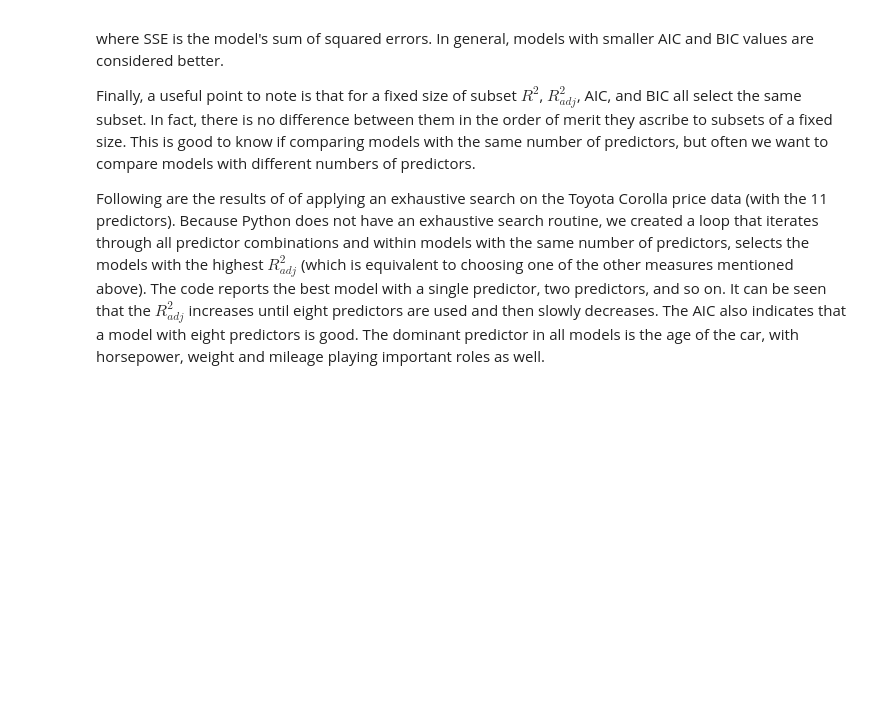
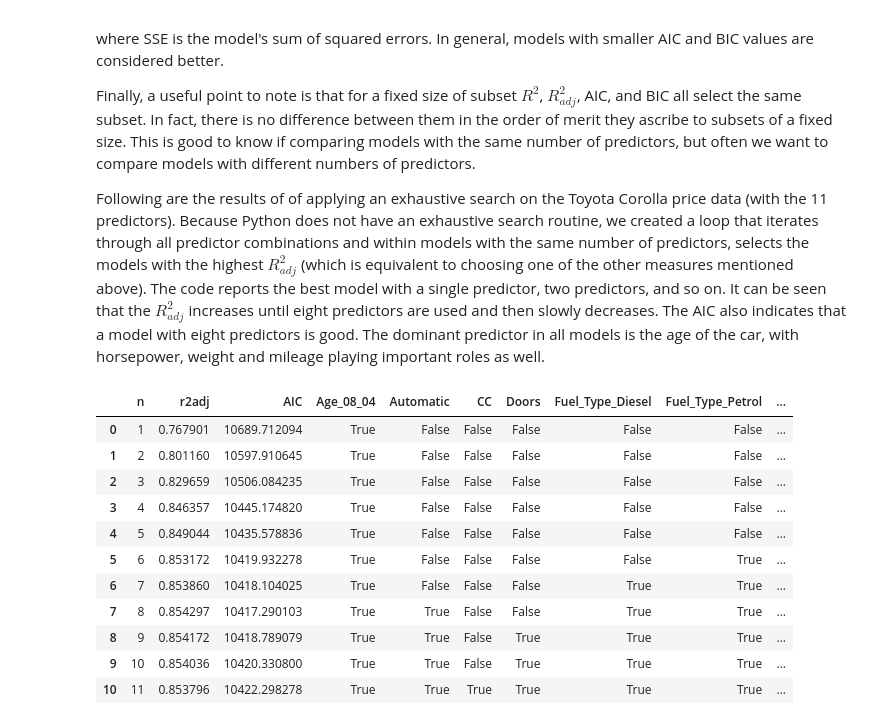
Before and after one commit to jeantardelli/data-mining-for-business-analytics, a Jupyter notebook: analysis/multiple-linear-regression.ipynb, the cells around one changed output. Cells and saved outputs as stored; diff of their text form; code cells hidden in the pictures; blank space fills up the shorter version.

Commit message:
Variable Selection in Linear Regression Pt. II - Exhaustive Search and Backward Elimination

```diff
--- a/analysis/multiple-linear-regression.ipynb
+++ b/analysis/multiple-linear-regression.ipynb
@@ -267,13 +268,38 @@ Following are the results of of applying an exhaustive search on the Toyota Coro
 # %%
 def train_model(variables):
     model = LinearRegression()
     model.fit(train_X[list(variables)], train_y)
     return model
 
 def score_model(model, variables):
     pred_y = model.predict(train_X[list(variables)])
     # we negate as score is optimized to be as low as possible
     return -adjusted_r2_score(train_y, pred_y, model)
 
 all_variables = train_X.columns
-results = exc
+results = exhaustive_search(all_variables, train_model, score_model)
+
+data = []
+for result in results:
+    model = result["model"]
+    variables = list(result["variables"])
+    AIC = AIC_score(train_y, model.predict(train_X[variables]), model)
+
+    d = {"n": result["n"], "r2adj": -result["score"], "AIC": AIC}
+    d.update({var: var in result["variables"] for var in sorted(all_variables)})
+    data.append(d)
+
+pd.DataFrame(data, columns=("n", "r2adj", "AIC") + tuple(sorted(all_variables)))
+# %% [output]
+|  | n | r2adj | AIC | Age_08_04 | Automatic | CC | Doors | Fuel_Type_Diesel | Fuel_Type_Petrol | ... |
+| 0 | 1 | 0.767901 | 10689.712094 | True | False | False | False | False | False | ... |
+| 1 | 2 | 0.801160 | 10597.910645 | True | False | False | False | False | False | ... |
+| 2 | 3 | 0.829659 | 10506.084235 | True | False | False | False | False | False | ... |
+| 3 | 4 | 0.846357 | 10445.174820 | True | False | False | False | False | False | ... |
+| 4 | 5 | 0.849044 | 10435.578836 | True | False | False | False | False | False | ... |
+| 5 | 6 | 0.853172 | 10419.932278 | True | False | False | False | False | True | ... |
+| 6 | 7 | 0.853860 | 10418.104025 | True | False | False | False | True | True | ... |
+| 7 | 8 | 0.854297 | 10417.290103 | True | True | False | False | True | True | ... |
+| 8 | 9 | 0.854172 | 10418.789079 | True | True | False | True | True | True | ... |
+| 9 | 10 | 0.854036 | 10420.330800 | True | True | False | True | True | True | ... |
+| 10 | 11 | 0.853796 | 10422.298278 | True | True | True | True | True | True | ... |
```
Also changed, not shown: parts of 3 cells of this notebook, 6 other files.
